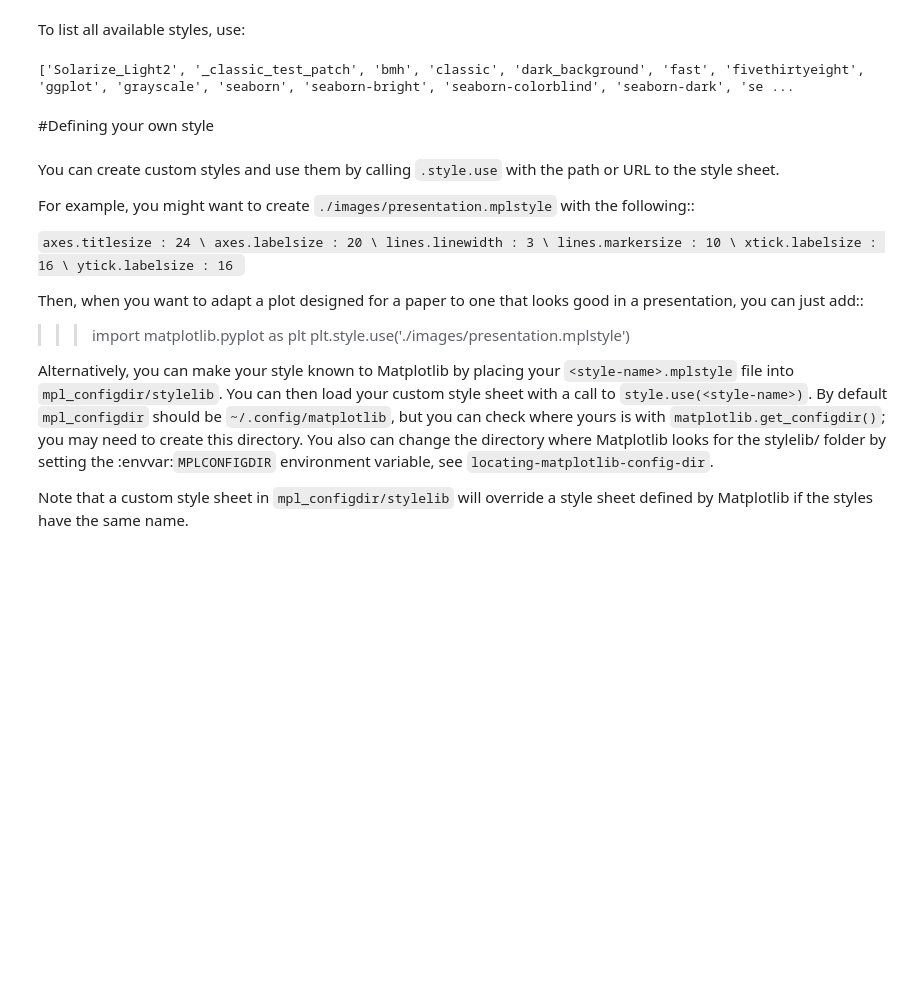
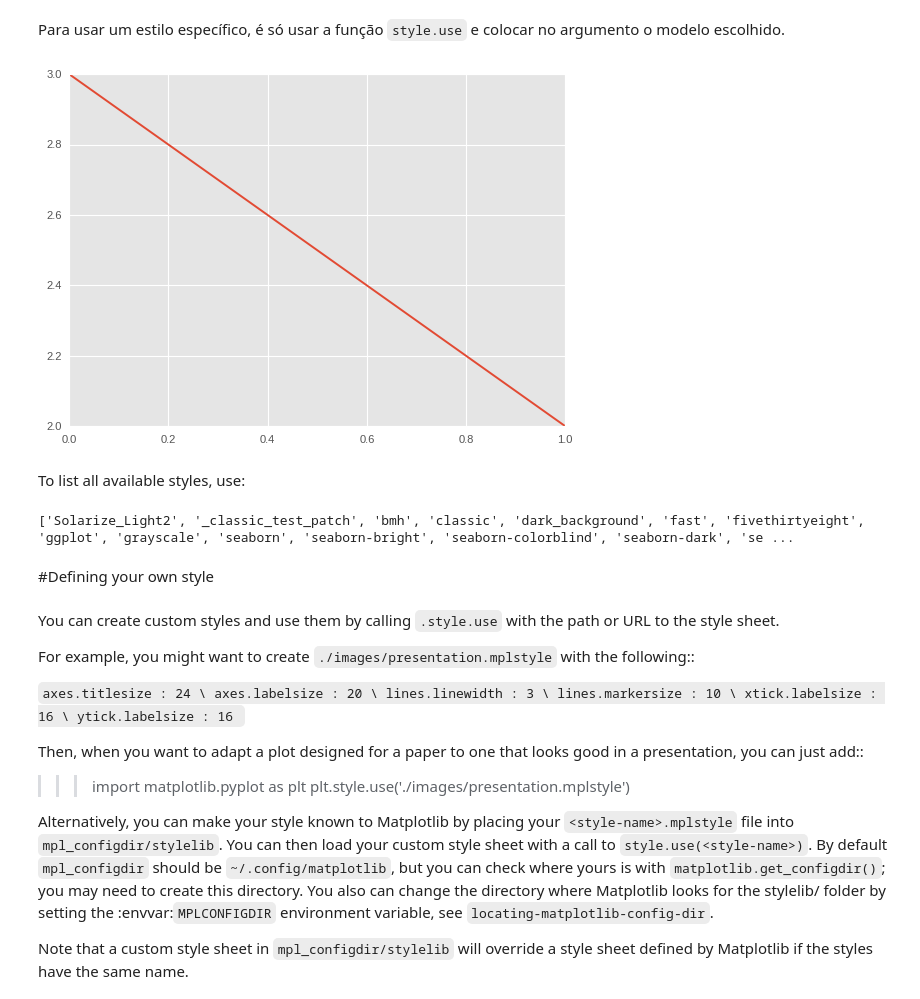
Before and after one commit to gabrielnrt/Aprendizado, a Jupyter notebook: Bibliotecas Python/Matplotlib/matplotlibcustomizingtheme.ipynb, the cells around one changed output. Saved outputs shown, nothing was run; the diff lists cells and outputs as text; code cells hidden in the pictures; blank space fills up the shorter version.

````diff
--- a/Bibliotecas Python/Matplotlib/matplotlibcustomizingtheme.ipynb
+++ b/Bibliotecas Python/Matplotlib/matplotlibcustomizingtheme.ipynb
@@ -24,3 +29,17 @@ just add:
+# %% [markdown]
+Para usar um estilo específico, é só usar a função ```style.use``` e colocar no argumento o modelo escolhido.
+# %%
+from pylab import plot, show
+
+x = [1,0]
+y = [2,3]
+
+style.use('ggplot')
+
+plot(x,y)
+show()
+# %% [output]
+[figure, added]
 # %%
 import numpy as np
 import matplotlib.pyplot as plt
````
Also changed, not shown: parts of 7 cells of this notebook.
